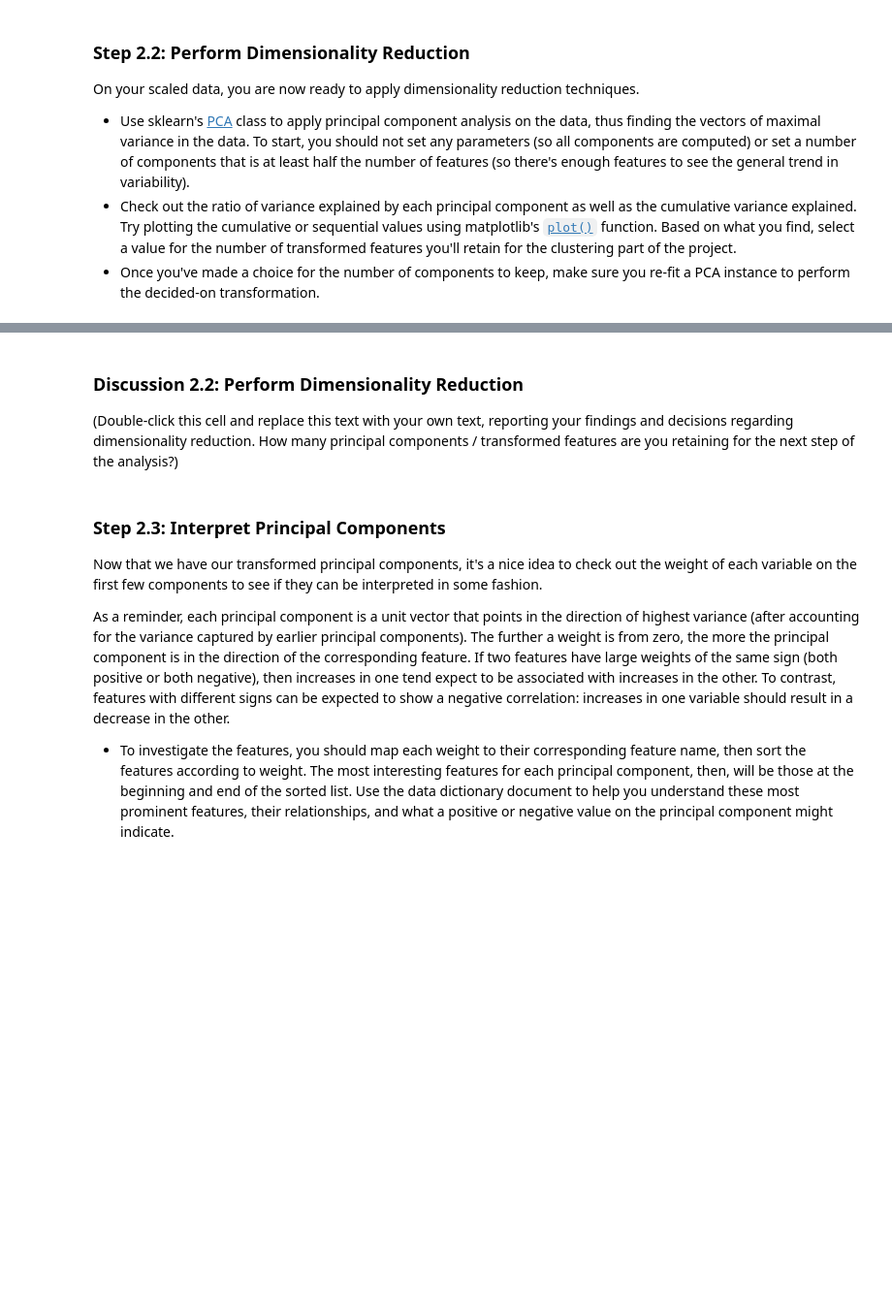
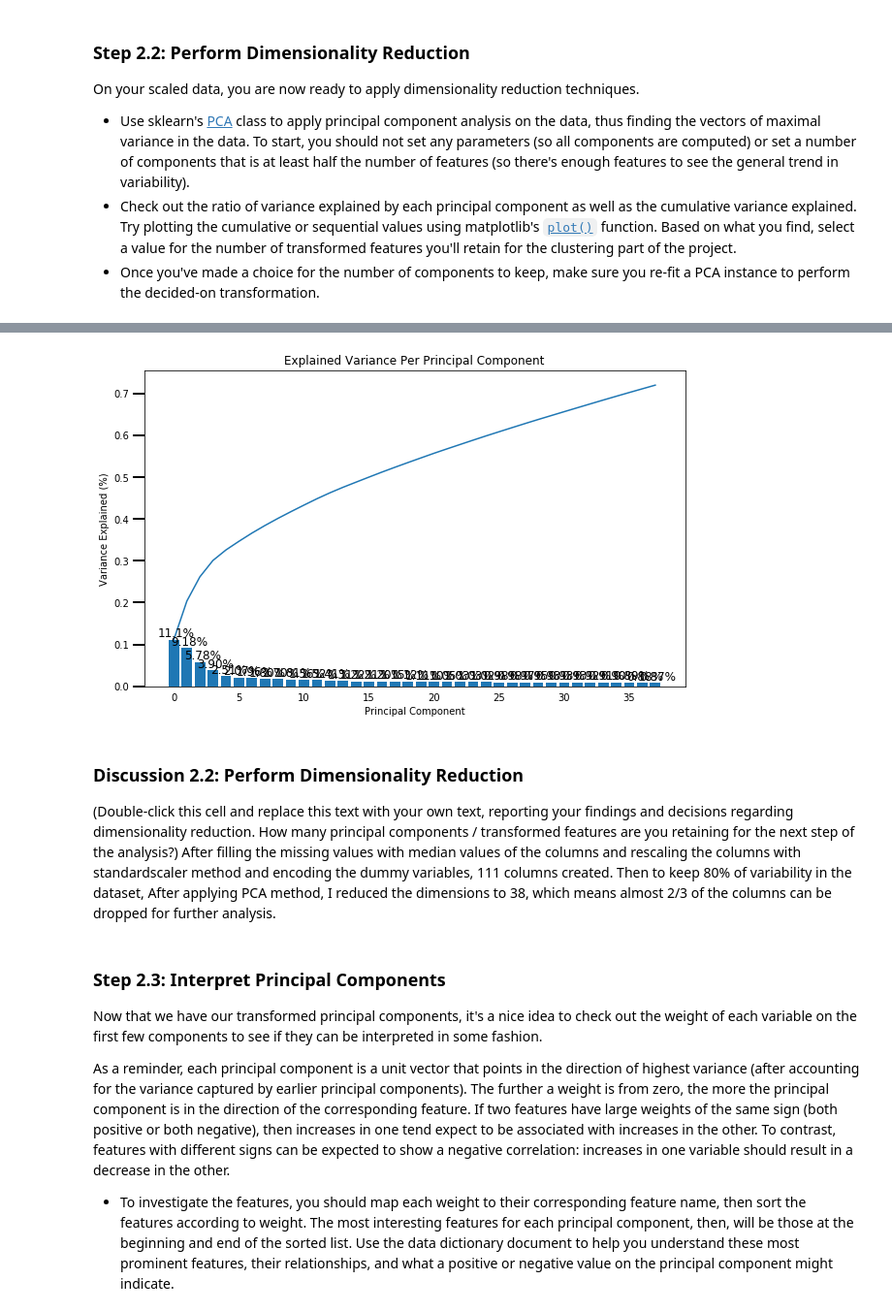
Before and after one commit to cemtekesin/Identify_Customer_Segments, a Jupyter notebook: Identify_Customer_Segments.ipynb, the cells around one changed output, grey strips where cells are left out. Shown: that part at 97% size. Saved outputs shown, nothing was run; the diff lists cells and outputs as text; code cells hidden in the pictures; blank space fills up the shorter version.

Commit message:
Add files via upload
PCA analysis -Done

```diff
--- a/Identify_Customer_Segments.ipynb
+++ b/Identify_Customer_Segments.ipynb
@@ -855,9 +950,16 @@ On your scaled data, you are now ready to apply dimensionality reduction techniq
 # %%
 # Re-apply PCA to the data while selecting for number of components to retain.
+#To keep the 80% of variability in the dataset, I kept the first 38 components.
+pca_model, X_pca = pca_func(azdias_cleaned_scaled, 38)
+# %%
+scree_plot(pca_model)
+# %% [output]
+[figure, added]
 # %% [markdown]
 ### Discussion 2.2: Perform Dimensionality Reduction
 
 (Double-click this cell and replace this text with your own text, reporting your findings and decisions regarding dimensionality reduction. How many principal components / transformed features are you retaining for the next step of the analysis?)
+After filling the missing values with median values of the columns and rescaling the columns with standardscaler method and encoding the dummy variables, 111 columns created. Then to keep 80% of variability in the dataset, After applying PCA method, I reduced the dimensions to 38, which means almost 2/3 of the columns can be dropped for further analysis.
 # %% [markdown]
 ### Step 2.3: Interpret Principal Components
 
```
Also changed, not shown: parts of 26 cells of this notebook.
